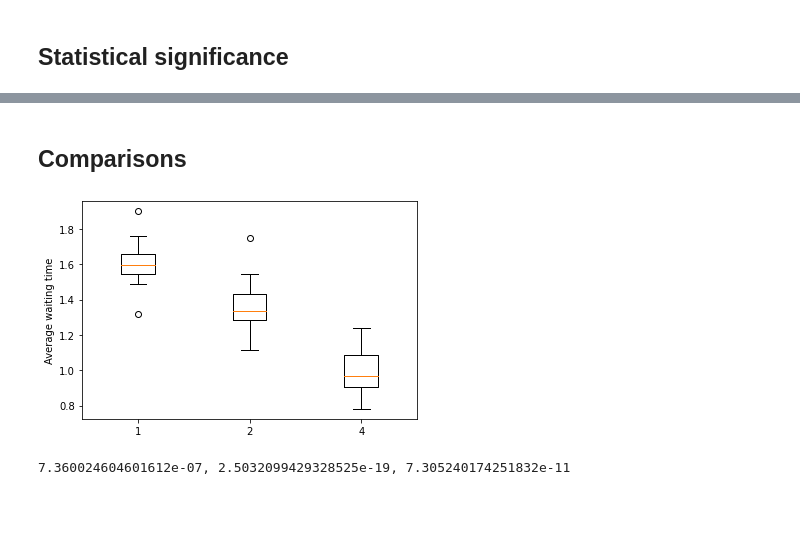
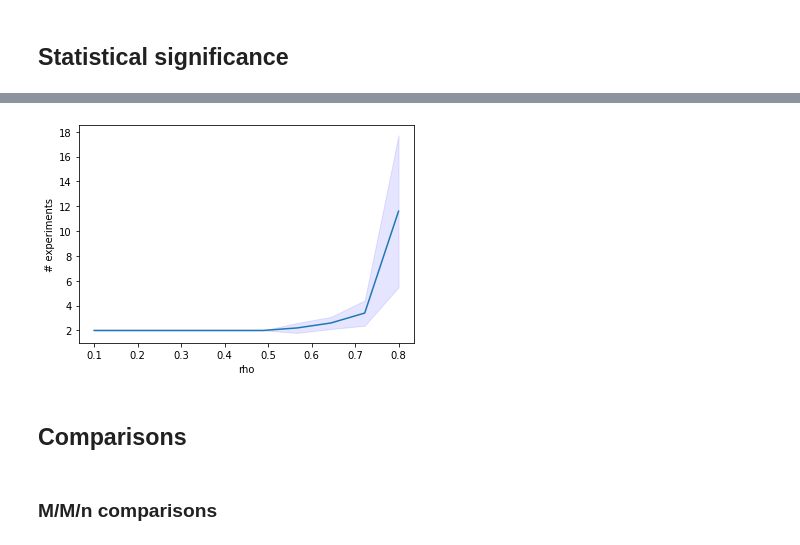
Before and after one commit to Nickvs99/Stochastic-DES, a Jupyter notebook: des.ipynb, the cells around one changed output, grey strips where cells are left out. Cells and saved outputs as stored; diff of their text form; code cells hidden in the pictures; blank space fills up the shorter version.

```diff
--- a/des.ipynb
+++ b/des.ipynb
@@ -365,7 +365,7 @@ def generate_data(rho, lamda, n_machines, nruns):
 
     return data
 # %%
-# MAX_SIM_TIME = 10000
-# rhos = np.linspace(0.1, 0.8, 10)
+MAX_SIM_TIME = 10000
+rhos = np.linspace(0.1, 0.8, 10)
 
-# ys, ci = calc_plot_data(rhos, 1, 5)
+ys, ci = calc_plot_data(rhos, 1, 5)
@@ -372,4 +390,6 @@ def generate_data(rho, lamda, n_machines, nruns):
 # %%
-# plot_rho_significance(rhos, ys, ci)
+plot_rho_significance(rhos, ys, ci)
+# %% [output]
+[figure, added]
 # %% [markdown]
 ## Comparisons
@@ -376,3 +409,5 @@ def generate_data(rho, lamda, n_machines, nruns):
+# %% [markdown]
+### M/M/n comparisons
 # %%
 def calculate_compare_mmn_data(rho, lamda, nruns):
 
@@ -393,6 +421,0 @@ data = calculate_compare_mmn_data(0.7, 1, 20)
-# %%
-plot_compare_mnn(data, ["1", "2", "4"])
-print(f"{calc_pvalue(data[0], data[1])}, {calc_pvalue(data[0], data[2])}, {calc_pvalue(data[1], data[2])}", end="")
-# %% [output]
-[figure, removed]
-7.360024604601612e-07, 2.5032099429328525e-19, 7.305240174251832e-11
```
Also changed, not shown: parts of 10 cells of this notebook.
